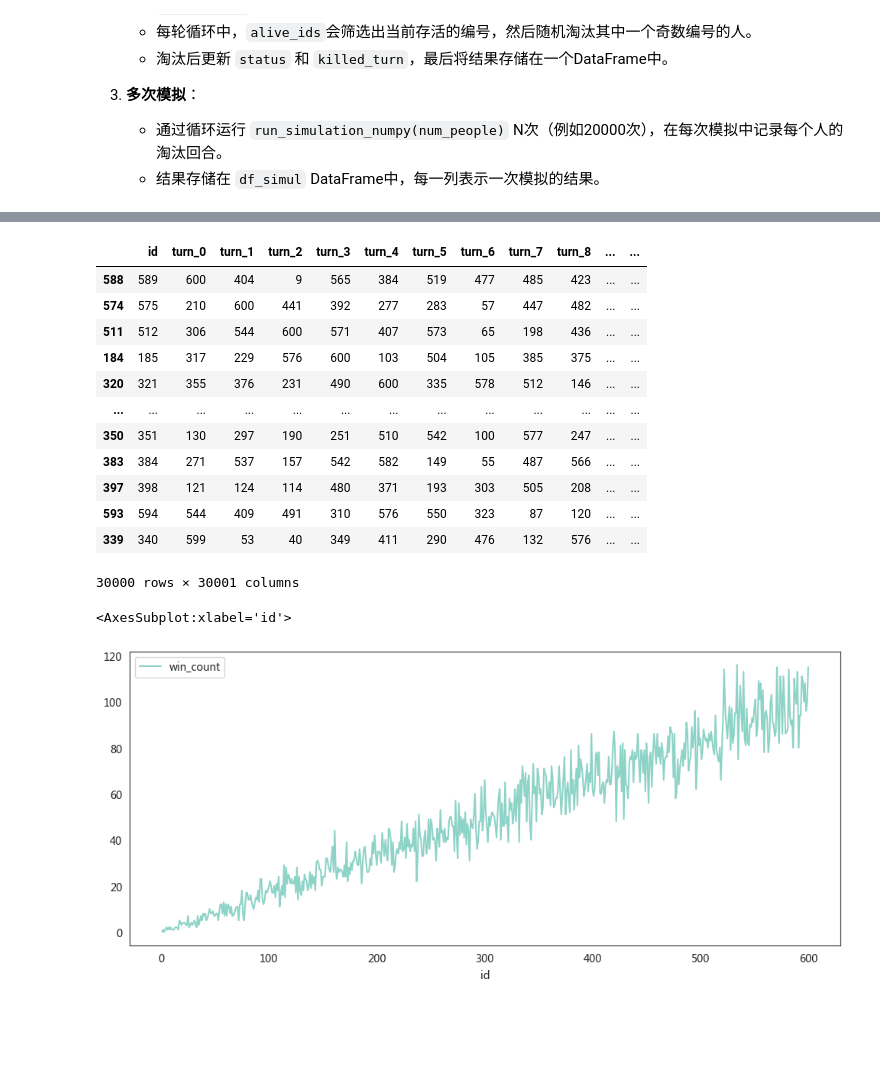
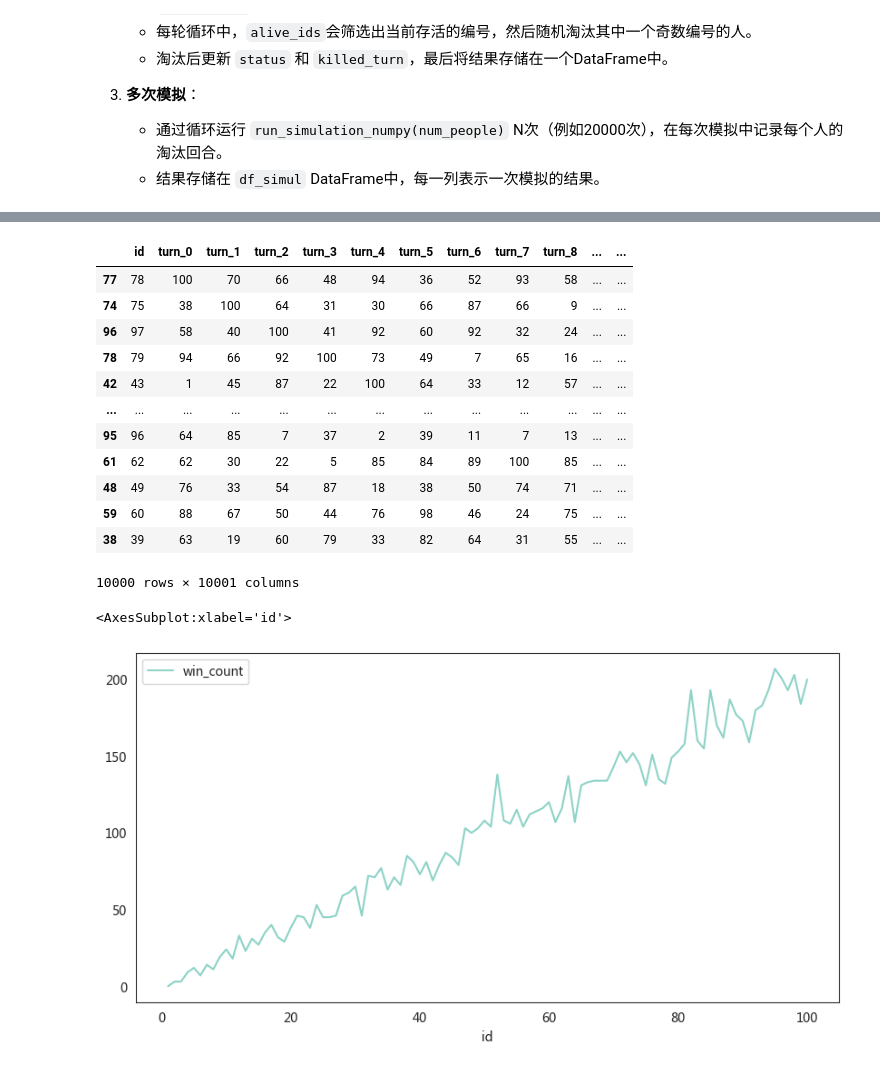
Before and after one commit to Republic1024/RandomKillSimulation, a Jupyter notebook: random_kill_final.ipynb, the cells around one changed output, grey strips where cells are left out. Cells and saved outputs as stored; diff of their text form; code cells hidden in the pictures; blank space fills up the shorter version.

Commit message:
Initial commit or merge or rebase remote changes

```diff
--- a/random_kill_final.ipynb
+++ b/random_kill_final.ipynb
@@ -81,9 +81,43 @@ def run_simulation_numpy(num_people):
     return df
 
 
+def random_kill_optimized(alive_ids):
+    # Vectorized way to choose a random alive person to kill
+    return np.random.choice(alive_ids)
+
+
+def run_simulation_optimized(num_people):
+    # Initialize arrays
+    ids = np.arange(1, num_people + 1)
+    status = np.ones(num_people, dtype=int)  # 1表示存活
+    killed_turn = np.full(num_people, -1)  # 初始化淘汰回合
+
+    alive_ids = np.arange(num_people)
+
+    for turn in range(num_people - 1):
+        if len(alive_ids) == 0:  # 如果没有存活者，提前退出循环
+            break
+
+        kill_id = random_kill_optimized(alive_ids)  # Choose ID to kill
+        status[kill_id] = 0  # Mark as killed
+        killed_turn[kill_id] = turn + 1  # Record the turn when killed
+
+        alive_ids = alive_ids[alive_ids
+                              != kill_id]  # Remove killed ID from alive list
+
+    # Convert to DataFrame
+    df = pd.DataFrame({
+        "id": ids,
+        "status": status,
+        "killed_turn": killed_turn
+    })
+
+    return df
+
+
 #
-num_people = 600
-N = 30000
+num_people = 100
+N = 10000
 df_simul = pd.DataFrame({"id": range(1, 1 + num_people)})
 for i in tqdm_notebook(range(N)):
     result_df = run_simulation_numpy(num_people)
@@ -108,36 +153,36 @@ result_df
 df_simul.iloc[df_simul.iloc[:,1:].idxmax()]
 # %% [output]
 |  | id | turn_0 | turn_1 | turn_2 | turn_3 | turn_4 | turn_5 | turn_6 | turn_7 | turn_8 | ... | ... |
-| 588 | 589 | 600 | 404 | 9 | 565 | 384 | 519 | 477 | 485 | 423 | ... | ... |
-| 574 | 575 | 210 | 600 | 441 | 392 | 277 | 283 | 57 | 447 | 482 | ... | ... |
-| 511 | 512 | 306 | 544 | 600 | 571 | 407 | 573 | 65 | 198 | 436 | ... | ... |
-| 184 | 185 | 317 | 229 | 576 | 600 | 103 | 504 | 105 | 385 | 375 | ... | ... |
-| 320 | 321 | 355 | 376 | 231 | 490 | 600 | 335 | 578 | 512 | 146 | ... | ... |
+| 77 | 78 | 100 | 70 | 66 | 48 | 94 | 36 | 52 | 93 | 58 | ... | ... |
+| 74 | 75 | 38 | 100 | 64 | 31 | 30 | 66 | 87 | 66 | 9 | ... | ... |
+| 96 | 97 | 58 | 40 | 100 | 41 | 92 | 60 | 92 | 32 | 24 | ... | ... |
+| 78 | 79 | 94 | 66 | 92 | 100 | 73 | 49 | 7 | 65 | 16 | ... | ... |
+| 42 | 43 | 1 | 45 | 87 | 22 | 100 | 64 | 33 | 12 | 57 | ... | ... |
 | ... | ... | ... | ... | ... | ... | ... | ... | ... | ... | ... | ... | ... |
-| 350 | 351 | 130 | 297 | 190 | 251 | 510 | 542 | 100 | 577 | 247 | ... | ... |
-| 383 | 384 | 271 | 537 | 157 | 542 | 582 | 149 | 55 | 487 | 566 | ... | ... |
-| 397 | 398 | 121 | 124 | 114 | 480 | 371 | 193 | 303 | 505 | 208 | ... | ... |
-| 593 | 594 | 544 | 409 | 491 | 310 | 576 | 550 | 323 | 87 | 120 | ... | ... |
-| 339 | 340 | 599 | 53 | 40 | 349 | 411 | 290 | 476 | 132 | 576 | ... | ... |
+| 95 | 96 | 64 | 85 | 7 | 37 | 2 | 39 | 11 | 7 | 13 | ... | ... |
+| 61 | 62 | 62 | 30 | 22 | 5 | 85 | 84 | 89 | 100 | 85 | ... | ... |
+| 48 | 49 | 76 | 33 | 54 | 87 | 18 | 38 | 50 | 74 | 71 | ... | ... |
+| 59 | 60 | 88 | 67 | 50 | 44 | 76 | 98 | 46 | 24 | 75 | ... | ... |
+| 38 | 39 | 63 | 19 | 60 | 79 | 33 | 82 | 64 | 31 | 55 | ... | ... |
-30000 rows × 30001 columns
+10000 rows × 10001 columns
 # %%
 # 统计每个ID成为最后一个被淘汰的次数
 last_killed = df_simul.iloc[:, 1:].idxmax()
 last_killed_counts = {}
-for i in range(1, len(df_simul )+1):
+for i in range(1, len(df_simul) + 1):
     last_killed_counts[i] = 0
 # print(last_killed_counts.keys())
 for i in df_simul.loc[df_simul.iloc[:, 1:].idxmax()]['id']:
     last_killed_counts[i] += 1
 last_killed_counts = pd.DataFrame({
     'id': last_killed_counts.keys(),
     'win_count': last_killed_counts.values()
 })
 
-last_killed_counts.plot(x='id',y='win_count',figsize=(12,5))
+last_killed_counts.plot(x='id', y='win_count', figsize=(10, 5))
 # %% [output]
 <AxesSubplot:xlabel='id'>
-[figure, old version]
+[figure, new version]
 # %%
 last_killed_counts.sort_values('win_count',ascending=False)
 # %% [output]
```
Also changed, not shown: parts of 8 cells of this notebook, 9 other files.
